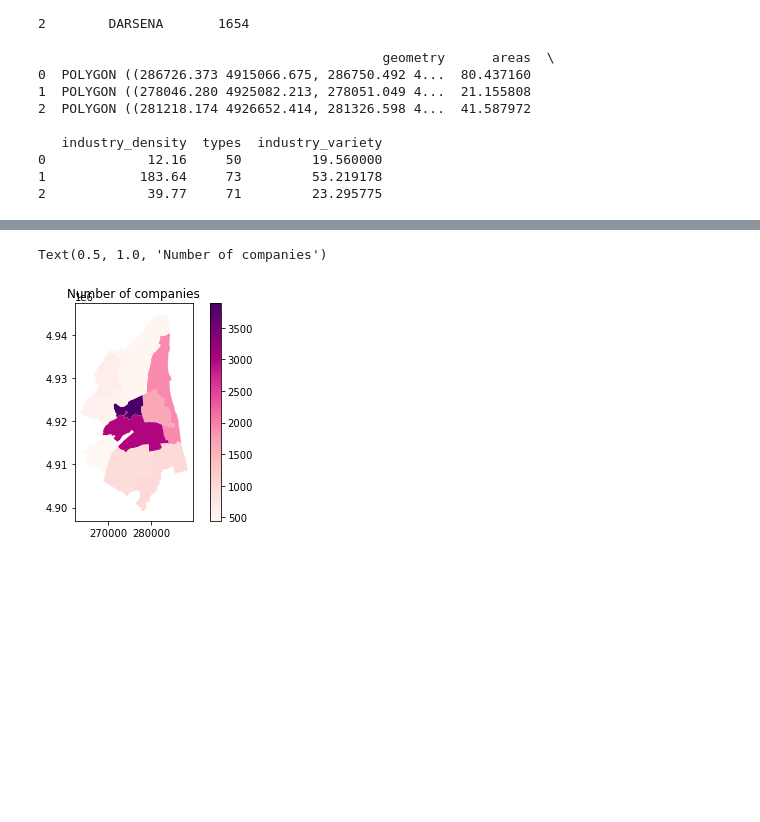
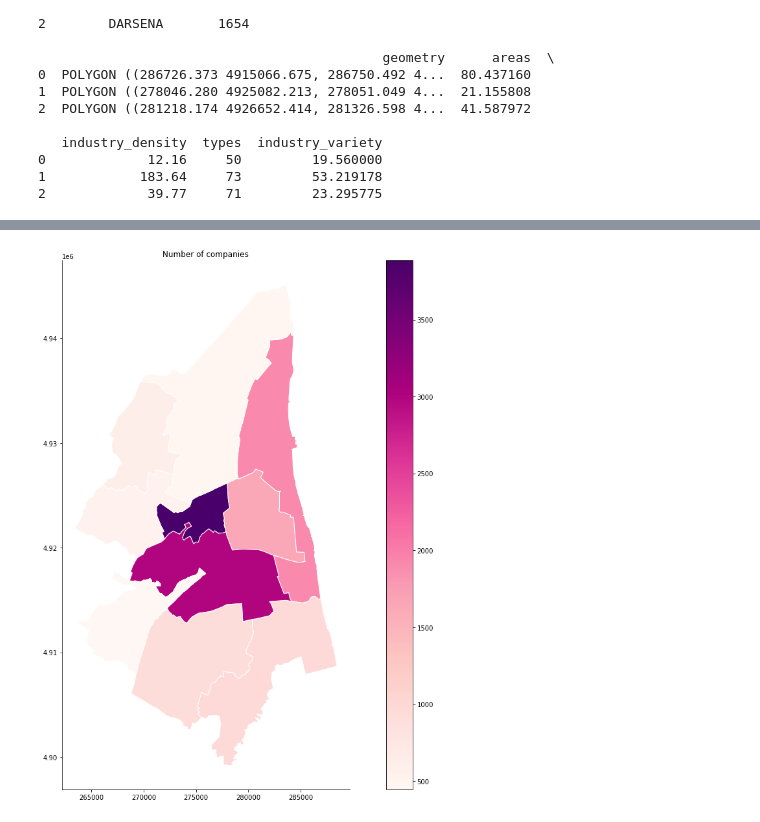
Before and after one commit to p-vale/citylife-indicators, a Jupyter notebook: ra/economy/ra_industry.ipynb, the cells around one changed output, grey strips where cells are left out. Cells and saved outputs as stored; diff of their text form; code cells hidden in the pictures; blank space fills up the shorter version.

Commit message:
ra health and charts design complete

```diff
--- a/ra/economy/ra_industry.ipynb
+++ b/ra/economy/ra_industry.ipynb
@@ -195,3 +204,10 @@ print(indicators.head(3))
 0             12.16     50         19.560000
 1            183.64     73         53.219178
 2             39.77     71         23.295775
+# %%
+fig, ax = plt.subplots( figsize = (20, 15) )
+indicators.plot( ax = ax, color="white", edgecolor='black', linewidth=.5);
+plt.axis('off')
+indicators['centroid'] = indicators['geometry'].apply(lambda x: x.centroid)
+for idx, row in indicators.iterrows():
+    ax.annotate(text=row['frazione'], xy=row['centroid'].coords[0], horizontalalignment='center', va='center')
@@ -198,7 +216,15 @@ print(indicators.head(3))
 # %%
-indicators.plot( column = 'companies', legend = True, cmap = 'RdPu' )
+fig, ax = plt.subplots( figsize = (20, 15) )
+indicators.plot( ax = ax,
+                column = 'companies',
+                legend = True,
+                cmap = 'RdPu',
+                edgecolor = 'w'
+               )
+ax.spines['top'].set_visible(False)
+ax.spines['right'].set_visible(False)
 plt.title('Number of companies')
+plt.savefig( 'companies-num.jpg', dpi = 150 )
 # %% [output]
-Text(0.5, 1.0, 'Number of companies')
-[figure, old version]
+[figure, new version]
 # %%
```
Also changed, not shown: parts of 7 cells of this notebook, 11 other files.
